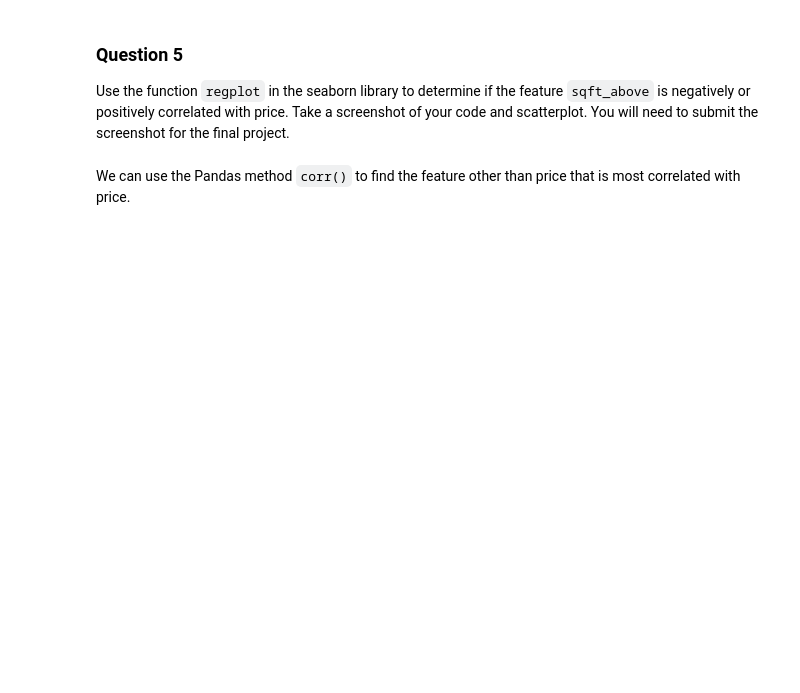
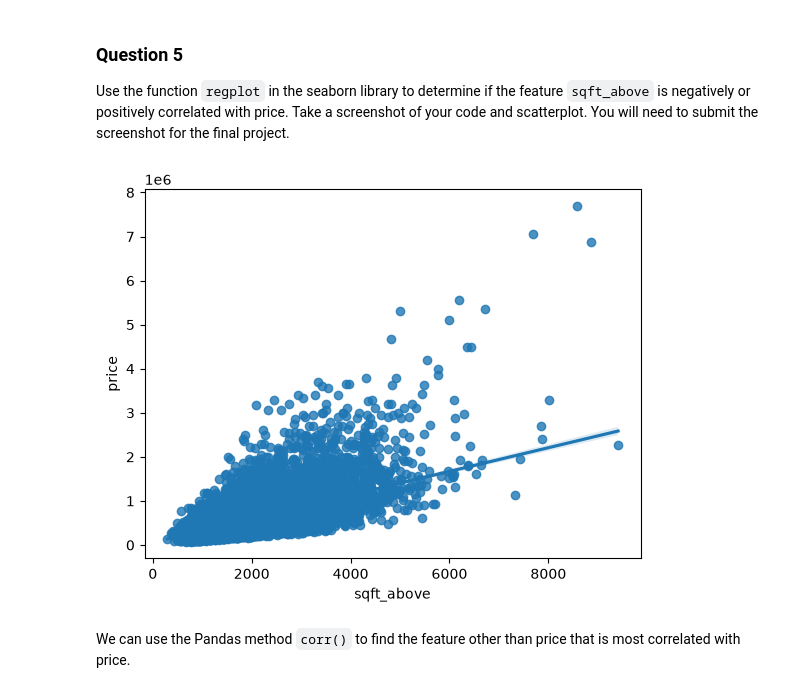
Before and after one commit to Ebin21/DA, a Jupyter notebook: House_Sales_in_King_Count_USA-20231003-1696291200.jupyterlite.ipynb, the cells around one changed output. Saved outputs shown, nothing was run; the diff lists cells and outputs as text; code cells hidden in the pictures; blank space fills up the shorter version.

```diff
--- a/House_Sales_in_King_Count_USA-20231003-1696291200.jupyterlite.ipynb
+++ b/House_Sales_in_King_Count_USA-20231003-1696291200.jupyterlite.ipynb
@@ -167,6 +227,10 @@ Use the function <code>boxplot</code> in the seaborn library  to  determine whet
 Use the function <code>regplot</code>  in the seaborn library  to  determine if the feature <code>sqft_above</code> is negatively or positively correlated with price. Take a screenshot of your code and scatterplot. You will need to submit the screenshot for the final project.
 # %%
 #Enter Your Code, Execute and take the Screenshot
+sns.regplot(x="sqft_above", y="price", data=df)
+plt.show()
+# %% [output]
+[figure, added]
 # %% [markdown]
 We can use the Pandas method <code>corr()</code>  to find the feature other than price that is most correlated with price.
 # %%
```
Also changed, not shown: parts of 21 cells of this notebook, 2 other files.
